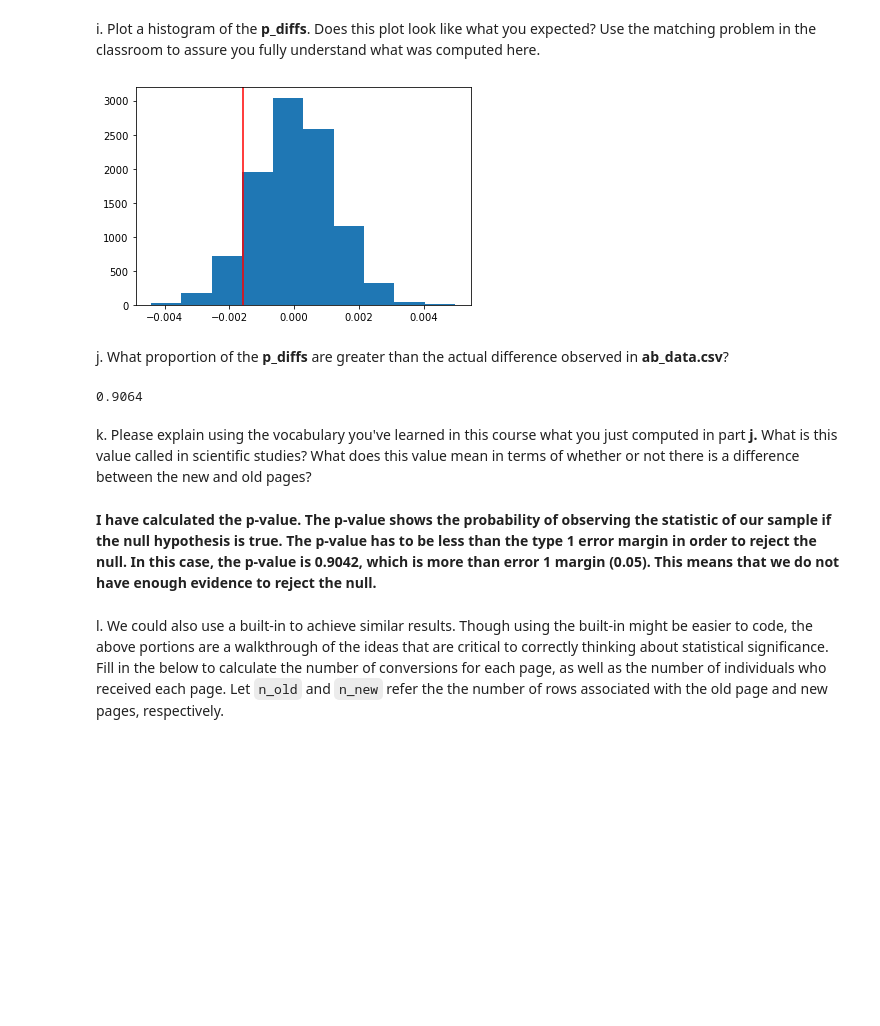
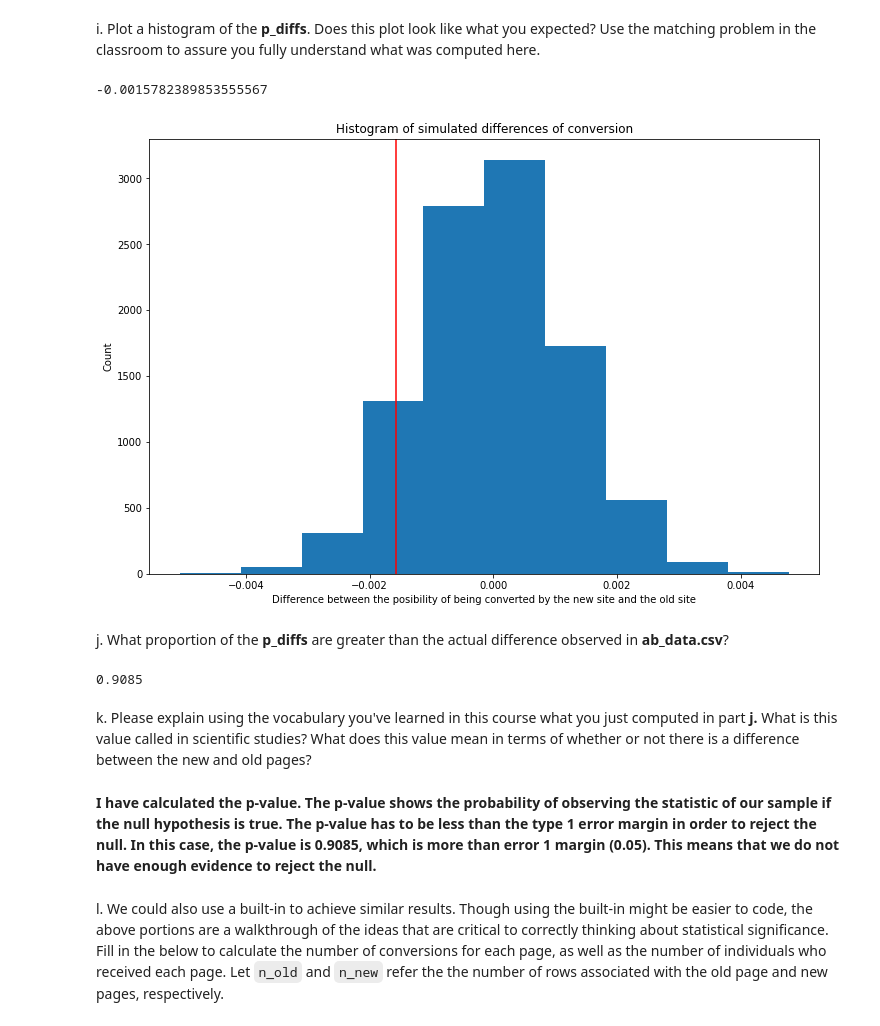
Before and after one commit to aingelmo/portfolio, a Jupyter notebook: Udacity/Project_3_Analyze AB Test Results/Analyze_ab_test_results_notebook.ipynb, the cells around one changed output. Saved outputs shown, nothing was run; the diff lists cells and outputs as text; code cells hidden in the pictures; blank space fills up the shorter version.

```diff
--- a/Udacity/Project_3_Analyze AB Test Results/Analyze_ab_test_results_notebook.ipynb
+++ b/Udacity/Project_3_Analyze AB Test Results/Analyze_ab_test_results_notebook.ipynb
@@ -145,13 +151,15 @@ df2.converted.mean()
 # %% [markdown]
 b. Given that an individual was in the `control` group, what is the probability they converted?
 # %%
-df2[df2["group"] == "control"].converted.mean()
+control_converted = df2[df2["group"] == "control"]['converted'].mean()
+control_converted
 # %% [output]
 0.1203863045004612
 # %% [markdown]
 c. Given that an individual was in the `treatment` group, what is the probability they converted?
 # %%
-df2[df2["group"] == "treatment"].converted.mean()
+treatment_converted = df2[df2["group"] == "treatment"]['converted'].mean()
+treatment_converted
 # %% [output]
 0.11880806551510564
 # %% [markdown]
@@ -255,23 +262,35 @@ old_converted_simulation = np.random.binomial(n_old, p_old, 10000)/n_old
 p_diffs = new_converted_simulation - old_converted_simulation
 # %% [markdown]
 i. Plot a histogram of the **p_diffs**.  Does this plot look like what you expected?  Use the matching problem in the classroom to assure you fully understand what was computed here.
-# %%
-obs_diff = df2[df2["group"] == "treatment"].converted.mean() - df2[df2["group"] == "control"].converted.mean()
-
-plt.hist(p_diffs)
-plt.axvline(obs_diff, color="red");
-# %% [output]
-[figure, removed]
+# %%
+obs_diff
+# %% [output]
+-0.0015782389853555567
+# %%
+obs_diff = treatment_converted - control_converted
+
+fig, ax = plt.subplots(figsize=(12,8))
+
+ax.hist(p_diffs)
+ax.axvline(obs_diff, color="red")
+
+ax.set_xlabel('Difference between the posibility of being converted by the new site and the old site')
+ax.set_ylabel('Count')
+ax.set_title('Histogram of simulated differences of conversion')
+
+plt.show()
+# %% [output]
+[figure, added]
 # %% [markdown]
 j. What proportion of the **p_diffs** are greater than the actual difference observed in **ab_data.csv**?
 # %%
 (p_diffs > obs_diff).mean()
 # %% [output]
-0.9064
+0.9085
 # %% [markdown]
 k. Please explain using the vocabulary you've learned in this course what you just computed in part **j.**  What is this value called in scientific studies?  What does this value mean in terms of whether or not there is a difference between the new and old pages?
 # %% [markdown]
-**I have calculated the p-value. The p-value shows the probability of observing the statistic of our sample if the null hypothesis is true. The p-value has to be less than the type 1 error margin in order to reject the null. In this case, the p-value is 0.9042, which is more than error 1 margin (0.05). This means that we do not have enough evidence to reject the null.**
+**I have calculated the p-value. The p-value shows the probability of observing the statistic of our sample if the null hypothesis is true. The p-value has to be less than the type 1 error margin in order to reject the null. In this case, the p-value is 0.9085, which is more than error 1 margin (0.05). This means that we do not have enough evidence to reject the null.**
 # %% [markdown]
 l. We could also use a built-in to achieve similar results.  Though using the built-in might be easier to code, the above portions are a walkthrough of the ideas that are critical to correctly thinking about statistical significance. Fill in the below to calculate the number of conversions for each page, as well as the number of individuals who received each page. Let `n_old` and `n_new` refer the the number of rows associated with the old page and new pages, respectively.
 # %%
```
Also changed, not shown: parts of 11 cells of this notebook.
